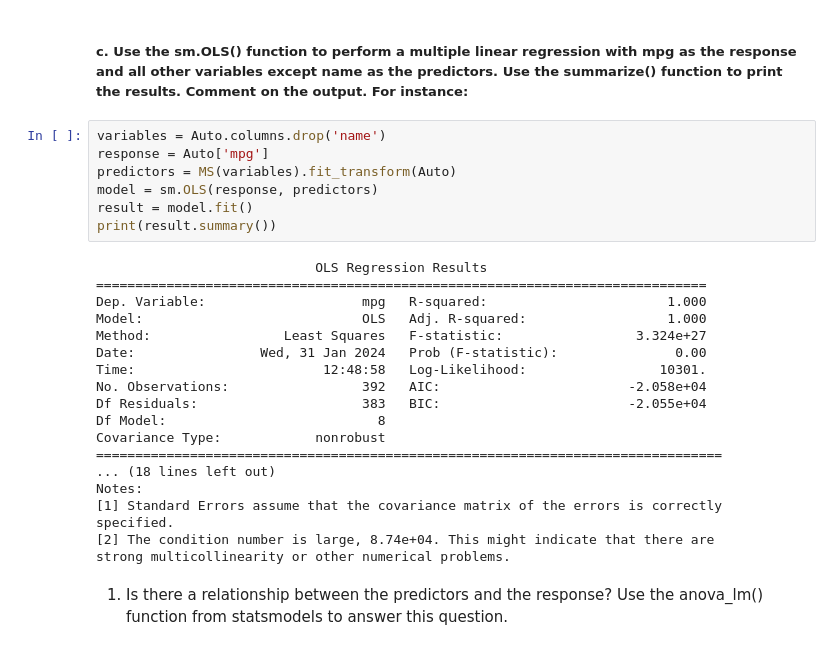
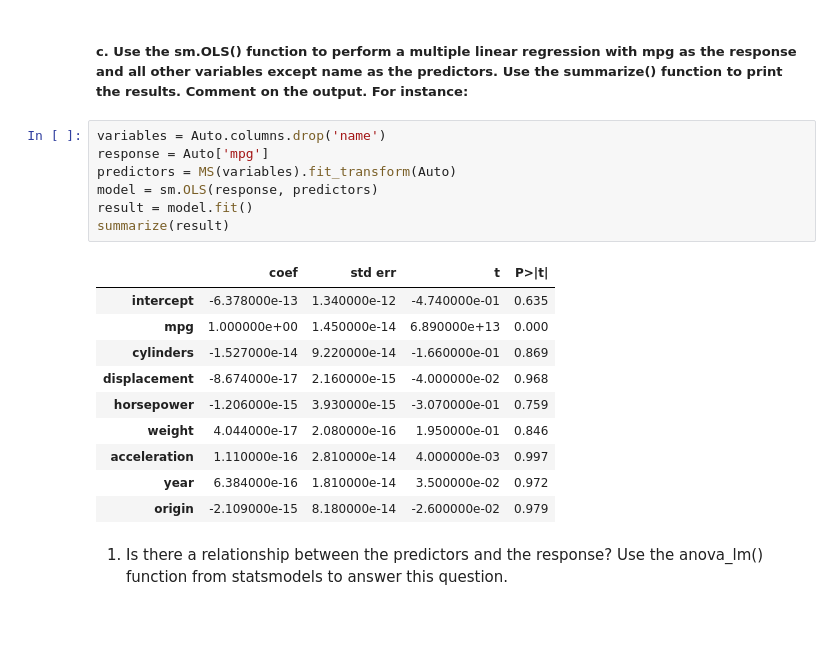
Before and after one commit to haily835/Comp-8590-Statistical-Learning, a Jupyter notebook: Assignment 2/Question 1 - Exercise 9.ipynb, the cells around one changed output. Cells and saved outputs as stored; diff of their text form; blank space fills up the shorter version.

```diff
--- a/Assignment 2/Question 1 - Exercise 9.ipynb
+++ b/Assignment 2/Question 1 - Exercise 9.ipynb
@@ -44,27 +45,20 @@ Auto.corr()
 # %%
 variables = Auto.columns.drop('name')
 response = Auto['mpg']
 predictors = MS(variables).fit_transform(Auto)
 model = sm.OLS(response, predictors)
 result = model.fit()
-print(result.summary())
+summarize(result)
 # %% [output]
-                            OLS Regression Results
-==============================================================================
-Dep. Variable:                    mpg   R-squared:                       1.000
-Model:                            OLS   Adj. R-squared:                  1.000
-Method:                 Least Squares   F-statistic:                 3.324e+27
-Date:                Wed, 31 Jan 2024   Prob (F-statistic):               0.00
-Time:                        12:48:58   Log-Likelihood:                 10301.
-No. Observations:                 392   AIC:                        -2.058e+04
-Df Residuals:                     383   BIC:                        -2.055e+04
-Df Model:                           8
-Covariance Type:            nonrobust
-================================================================================
-... (18 lines left out)
-Notes:
-[1] Standard Errors assume that the covariance matrix of the errors is correctly specified.
-[2] The condition number is large, 8.74e+04. This might indicate that there are
-strong multicollinearity or other numerical problems.
+|  | coef | std err | t | P>|t| |
+| intercept | -6.378000e-13 | 1.340000e-12 | -4.740000e-01 | 0.635 |
+| mpg | 1.000000e+00 | 1.450000e-14 | 6.890000e+13 | 0.000 |
+| cylinders | -1.527000e-14 | 9.220000e-14 | -1.660000e-01 | 0.869 |
+| displacement | -8.674000e-17 | 2.160000e-15 | -4.000000e-02 | 0.968 |
+| horsepower | -1.206000e-15 | 3.930000e-15 | -3.070000e-01 | 0.759 |
+| weight | 4.044000e-17 | 2.080000e-16 | 1.950000e-01 | 0.846 |
+| acceleration | 1.110000e-16 | 2.810000e-14 | 4.000000e-03 | 0.997 |
+| year | 6.384000e-16 | 1.810000e-14 | 3.500000e-02 | 0.972 |
+| origin | -2.109000e-15 | 8.180000e-14 | -2.600000e-02 | 0.979 |
 # %% [markdown]
 1. Is there a relationship between the predictors and the response? Use the anova_lm() function from statsmodels to answer this question.
```
Also changed, not shown: parts of 6 cells of this notebook.
